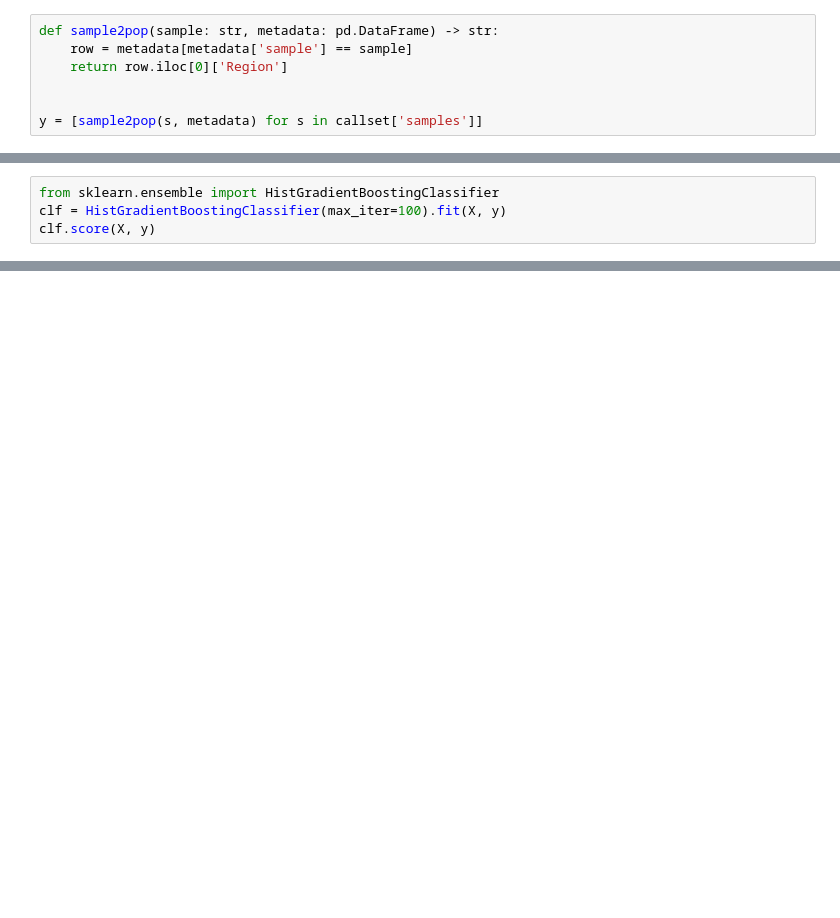
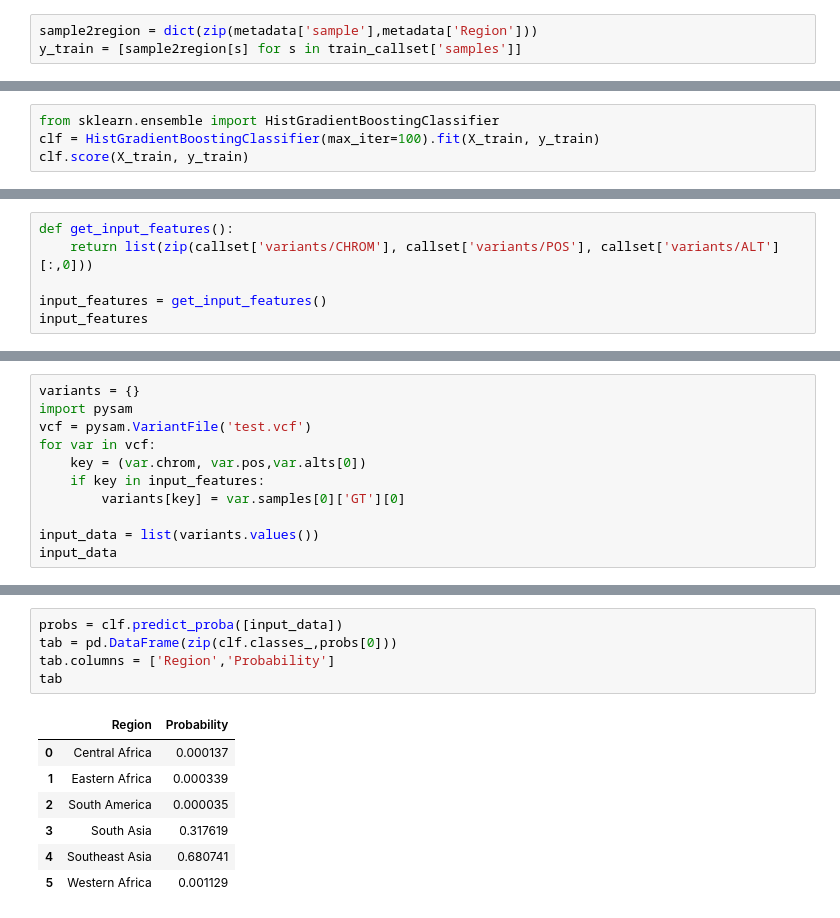
Before and after one commit to jodyphelan/teaching-codespaces, a Jupyter notebook: geoprediction.ipynb, the cells around one changed output, grey strips where cells are left out. Saved outputs shown, nothing was run; the diff lists cells and outputs as text; blank space fills up the shorter version.

```diff
--- a/geoprediction.ipynb
+++ b/geoprediction.ipynb
@@ -82,7 +82,3 @@ sample_vectors.shape
 # %%
-def sample2pop(sample: str, metadata: pd.DataFrame) -> str:
-    row = metadata[metadata['sample'] == sample]
-    return row.iloc[0]['Region']
-
-
-y = [sample2pop(s, metadata) for s in callset['samples']]
+sample2region = dict(zip(metadata['sample'],metadata['Region']))
+y_train = [sample2region[s] for s in train_callset['samples']]
@@ -91,5 +87,5 @@ X = np.array(sample_vectors)
 # %%
 from sklearn.ensemble import HistGradientBoostingClassifier
-clf = HistGradientBoostingClassifier(max_iter=100).fit(X, y)
-clf.score(X, y)
+clf = HistGradientBoostingClassifier(max_iter=100).fit(X_train, y_train)
+clf.score(X_train, y_train)
 # %% [output]
@@ -136,0 +172,6 @@ fig.show()
+# %%
+def get_input_features():
+    return list(zip(callset['variants/CHROM'], callset['variants/POS'], callset['variants/ALT'][:,0]))
+
+input_features = get_input_features()
+input_features
@@ -136,0 +196,11 @@ fig.show()
+# %%
+variants = {}
+import pysam
+vcf = pysam.VariantFile('test.vcf')
+for var in vcf:
+    key = (var.chrom, var.pos,var.alts[0])
+    if key in input_features:
+        variants[key] = var.samples[0]['GT'][0]
+
+input_data = list(variants.values())
+input_data
@@ -136,0 +225,13 @@ fig.show()
+# %%
+probs = clf.predict_proba([input_data])
+tab = pd.DataFrame(zip(clf.classes_,probs[0]))
+tab.columns = ['Region','Probability']
+tab
+# %% [output]
+|  | Region | Probability |
+| 0 | Central Africa | 0.000137 |
+| 1 | Eastern Africa | 0.000339 |
+| 2 | South America | 0.000035 |
+| 3 | South Asia | 0.317619 |
+| 4 | Southeast Asia | 0.680741 |
+| 5 | Western Africa | 0.001129 |
```
Also changed, not shown: parts of 35 cells of this notebook, 2 other files.
